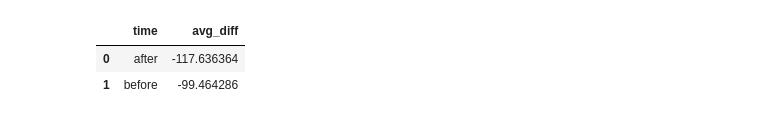
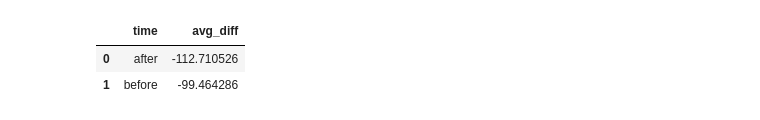
Before and after one commit to luta-wolf/Piscine_Python_Data_Science, a Jupyter notebook: DS_06/ex04/ex04_ab-test.ipynb, the cells around one changed output. Saved outputs shown, nothing was run; the diff lists cells and outputs as text; code cells hidden in the pictures.

```diff
--- a/DS_06/ex04/ex04_ab-test.ipynb
+++ b/DS_06/ex04/ex04_ab-test.ipynb
@@ -6,2 +4,2 @@ import sqlite3
 # %%
-db_con = sqlite3.connect('../checking-logs.sqlite.sqlite')
+connect = sqlite3.connect('../data/checking-logs.sqlite')
@@ -49,33 +68,20 @@ test_results
 # %%
-query = '''
---count average
-SELECT case when control.first_commit_ts < control.first_view_ts
-        THEN 'before' else 'after'
-        end as time,
-        AVG(CAST((julianday(control.first_commit_ts) -
-      	julianday(datetime(deadlines.deadlines, 'unixepoch')))
-     	* 24 AS integer)) AS avg_diff
-FROM control
-JOIN deadlines ON control.labname=deadlines.labs
-WHERE labname<>'project1'
---users with after AND before values
-AND uid in
-(SELECT uid from
- --before,after commit
-(SELECT control.uid,
-        case when control.first_commit_ts < control.first_view_ts
-        THEN 'before' else 'after'
-        end as time
-FROM control
-JOIN deadlines ON control.labname=deadlines.labs
-WHERE labname<>'project1')
-GROUP by uid
-HAVING COUNT(DISTINCT time)=2)
-GROUP by time
-'''
-control_results = pd.io.sql.read_sql(query, db_con)
+control_results = pd.read_sql("""SELECT 'before' AS time, AVG(CAST((julianday(control.first_commit_ts) -
+             julianday(deadlines.deadlines, 'unixepoch')) * 24 AS INT)) AS avg_diff
+             FROM control
+             INNER JOIN  deadlines
+             ON control.labname != 'project1' AND control.labname = deadlines.labs
+             WHERE julianday(control.first_commit_ts) < julianday(control.first_view_ts)
+             UNION
+             SELECT 'after' AS time, AVG(CAST((julianday(control.first_commit_ts) -
+             julianday(deadlines.deadlines, 'unixepoch')) * 24 AS INT)) AS avg_diff
+             FROM control
+             INNER JOIN  deadlines
+             ON control.labname != 'project1' AND control.labname = deadlines.labs
+             WHERE julianday(control.first_commit_ts) > julianday(control.first_view_ts)""",
+             connect)
 control_results
 # %% [output]
 |  | time | avg_diff |
-| 0 | after | -117.636364 |
+| 0 | after | -112.710526 |
 | 1 | before | -99.464286 |
```
Also changed, not shown: parts of 8 cells of this notebook, 16 other files.
